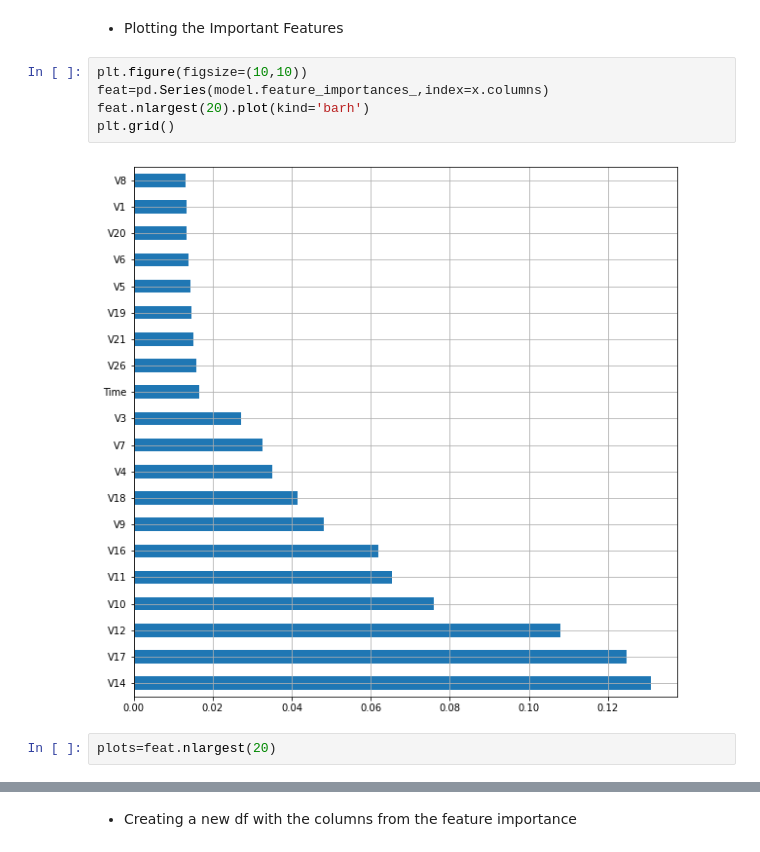
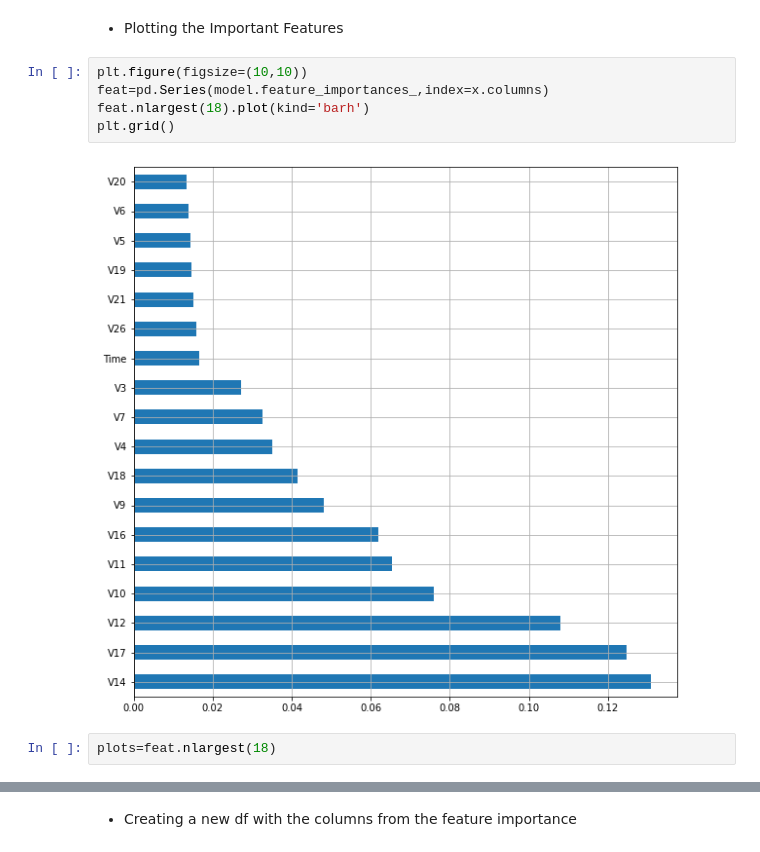
Before and after one commit to Naveen-Karanamu/CreditCard-Fraud-Detection, a Jupyter notebook: main.ipynb, the cells around one changed output, grey strips where cells are left out. Drawn from its saved outputs; the diff is of its cells as text.

```diff
--- a/main.ipynb
+++ b/main.ipynb
@@ -168,12 +168,12 @@ array([0.0166715 , 0.013462  , 0.01283602, 0.02732011, 0.0352027 ,
 # %%
 plt.figure(figsize=(10,10))
 feat=pd.Series(model.feature_importances_,index=x.columns)
-feat.nlargest(20).plot(kind='barh')
+feat.nlargest(18).plot(kind='barh')
 plt.grid()
 # %% [output]
-[figure, old version]
+[figure, new version]
 # %%
-plots=feat.nlargest(20)
+plots=feat.nlargest(18)
 # %%
 plots.index
 # %% [output]
```
Also changed, not shown: parts of 3 cells of this notebook.
